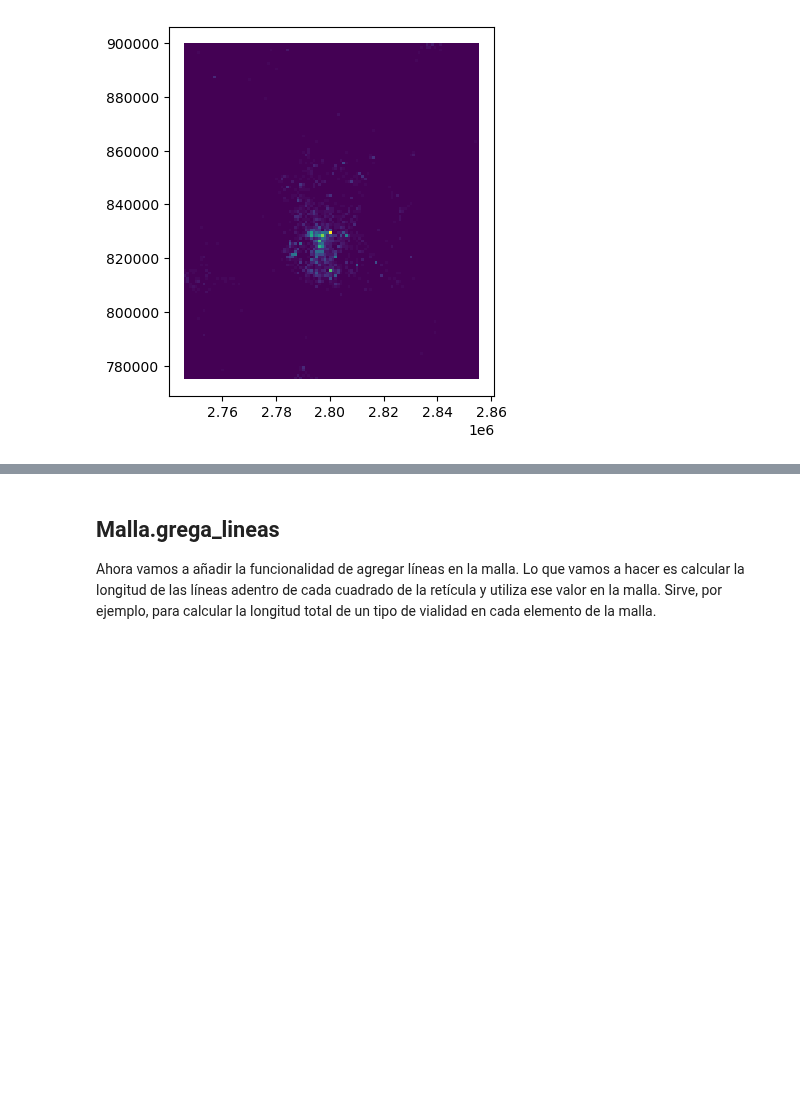
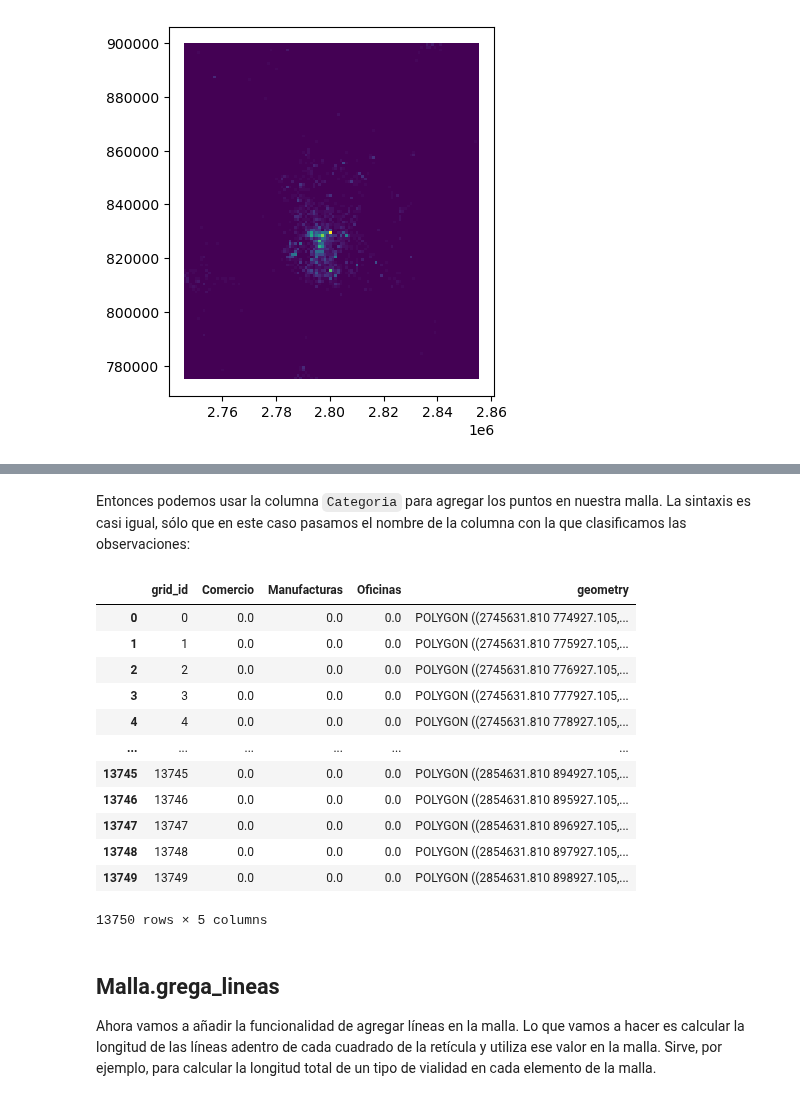
Before and after one commit to CentroGeo/pyLandUseMX, a Jupyter notebook: 01_mallas.ipynb, the cells around one changed output, grey strips where cells are left out. Cells and saved outputs as stored; diff of their text form; code cells hidden in the pictures; blank space fills up the shorter version.

Commit message:
agrega_puntos admite una clasificación.

```diff
--- a/01_mallas.ipynb
+++ b/01_mallas.ipynb
@@ -146,0 +168,10 @@ agregado.malla.plot('puntos')
+# %%
+descarga_denue('ejemplo')
+denue = Denue.desde_archivo("datos/descargas/ejemplo_denue.gpkg")
+categorias = {
+    'Manufacturas': ['^31.*5$', '^32.*5$', '^33.*5$'],
+    'Oficinas': ['^51', '^521', '^523', '^524', '^5312', '^5313', '^541', '^55'],
+    'Comercio': ['^46[123456]']
+}
+usos = denue.agrega_en_usos(categorias)
+usos.datos.loc[~usos.datos.Categoria.isnull()][['nom_estab', 'codigo_act', 'Categoria']].head()
@@ -147,3 +186,22 @@ agregado.malla.plot('puntos')
+# %% [markdown]
+Entonces podemos usar la columna `Categoria` para agregar los puntos en nuestra malla. La sintaxis es casi igual, sólo que en este caso pasamos el nombre de la columna con la que clasificamos las observaciones:
+# %%
+agregado = malla.agrega_puntos(usos.datos, clasificacion='Categoria')
+agregado.malla
+# %% [output]
+|  | grid_id | Comercio | Manufacturas | Oficinas | geometry |
+| 0 | 0 | 0.0 | 0.0 | 0.0 | POLYGON ((2745631.810 774927.105,... |
+| 1 | 1 | 0.0 | 0.0 | 0.0 | POLYGON ((2745631.810 775927.105,... |
+| 2 | 2 | 0.0 | 0.0 | 0.0 | POLYGON ((2745631.810 776927.105,... |
+| 3 | 3 | 0.0 | 0.0 | 0.0 | POLYGON ((2745631.810 777927.105,... |
+| 4 | 4 | 0.0 | 0.0 | 0.0 | POLYGON ((2745631.810 778927.105,... |
+| ... | ... | ... | ... | ... | ... |
+| 13745 | 13745 | 0.0 | 0.0 | 0.0 | POLYGON ((2854631.810 894927.105,... |
+| 13746 | 13746 | 0.0 | 0.0 | 0.0 | POLYGON ((2854631.810 895927.105,... |
+| 13747 | 13747 | 0.0 | 0.0 | 0.0 | POLYGON ((2854631.810 896927.105,... |
+| 13748 | 13748 | 0.0 | 0.0 | 0.0 | POLYGON ((2854631.810 897927.105,... |
+| 13749 | 13749 | 0.0 | 0.0 | 0.0 | POLYGON ((2854631.810 898927.105,... |
+13750 rows × 5 columns
 # %% [markdown]
 ## Malla.grega_lineas
 
```
Also changed, not shown: parts of 6 cells of this notebook, 2 other files.
